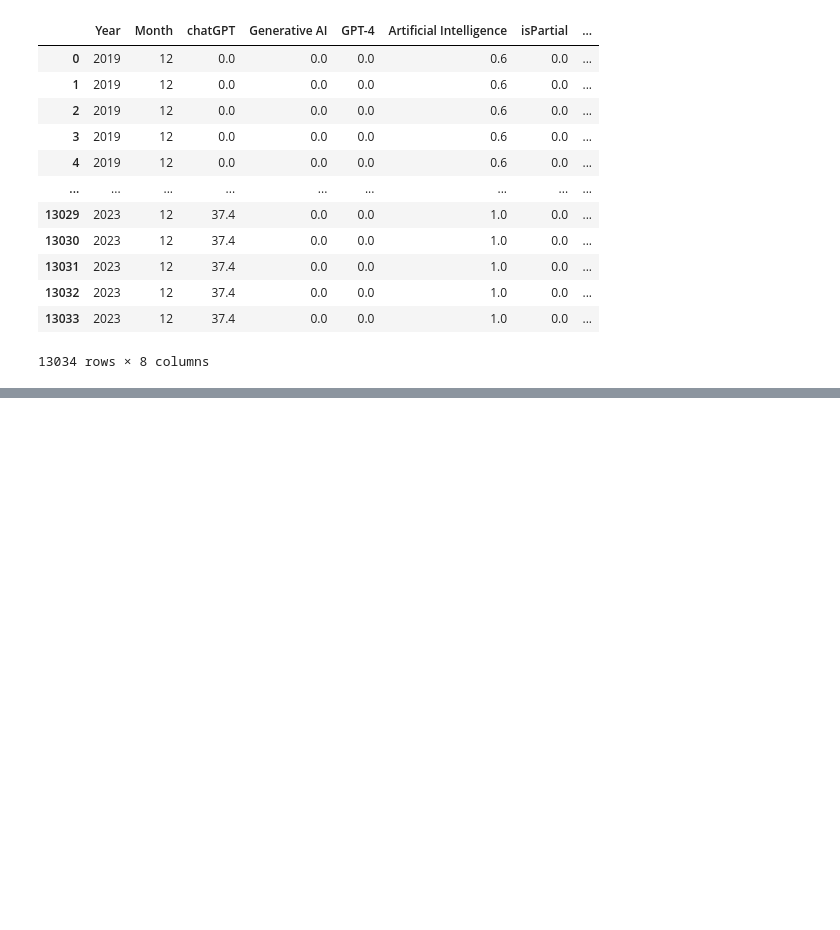
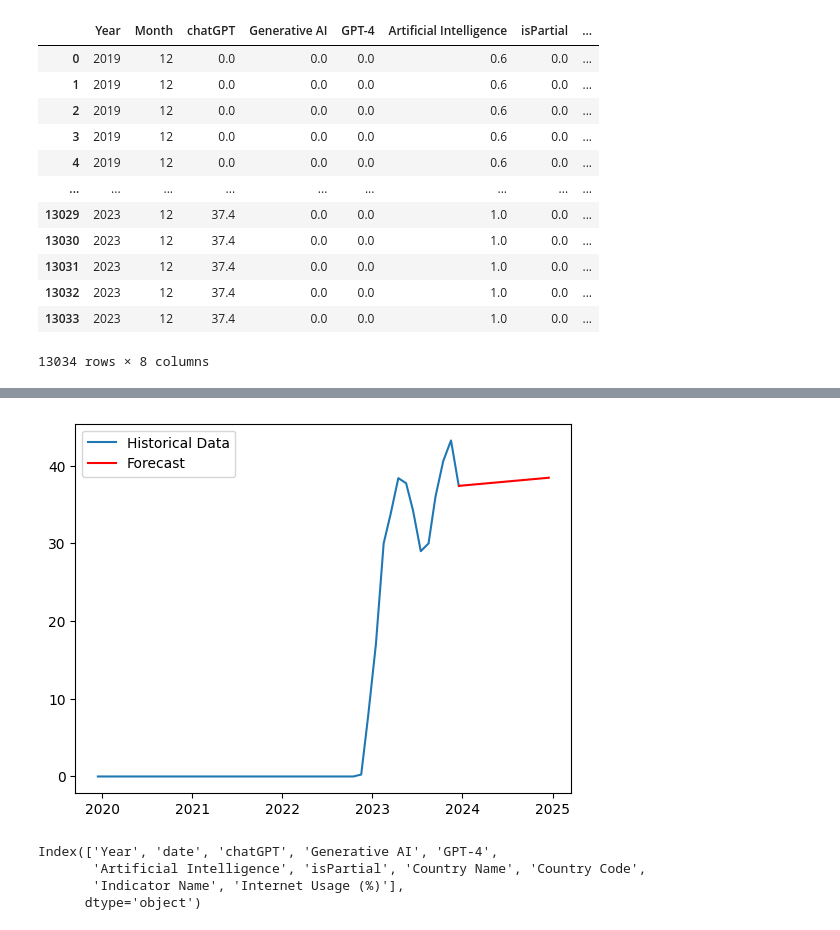
Before and after one commit to nishagii/AI_trends_comparision_ETL_project, a Jupyter notebook: Untitled.ipynb, the cells around one changed output, grey strips where cells are left out. Drawn from its saved outputs; the diff is of its cells as text; code cells hidden in the pictures; blank space fills up the shorter version.

```diff
--- a/Untitled.ipynb
+++ b/Untitled.ipynb
@@ -364,0 +588,24 @@ display(numeric_data)
+# %%
+from statsmodels.tsa.holtwinters import ExponentialSmoothing
+
+# Fit the model
+model = ExponentialSmoothing(prophet_data['y'], trend='add', seasonal='add', seasonal_periods=12)
+model_fit = model.fit()
+
+# Forecast
+forecast = model_fit.forecast(steps=365)
+
+# Plot forecasted values
+plt.plot(prophet_data.index, prophet_data['y'], label='Historical Data')
+plt.plot(pd.date_range(prophet_data.index[-1], periods=366, freq='D')[1:], forecast, label='Forecast', color='red')
+plt.legend()
+plt.show()
+# %% [output]
+[figure, added]
+# %%
+print(merged_data.columns)
+# %% [output]
+Index(['Year', 'date', 'chatGPT', 'Generative AI', 'GPT-4',
+       'Artificial Intelligence', 'isPartial', 'Country Name', 'Country Code',
+       'Indicator Name', 'Internet Usage (%)'],
+      dtype='object')
```
Also changed, not shown: parts of 26 cells of this notebook.
